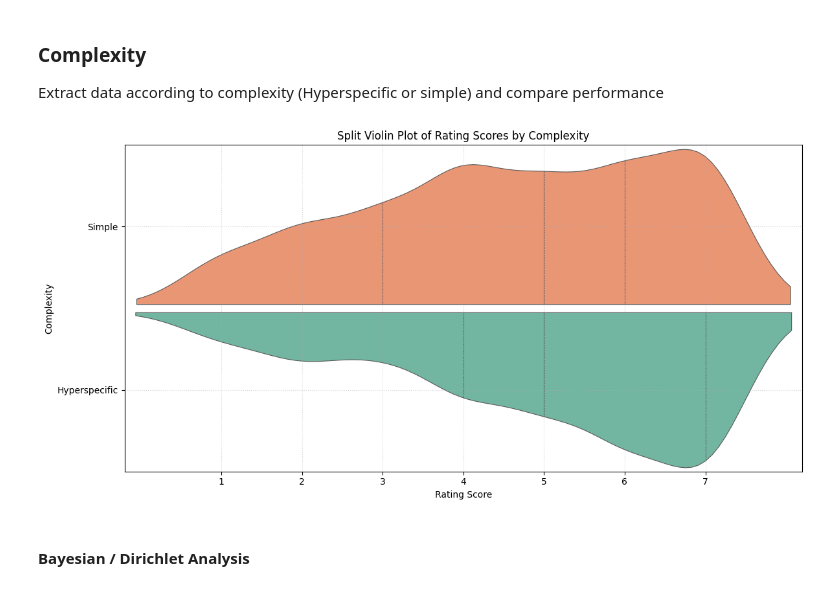
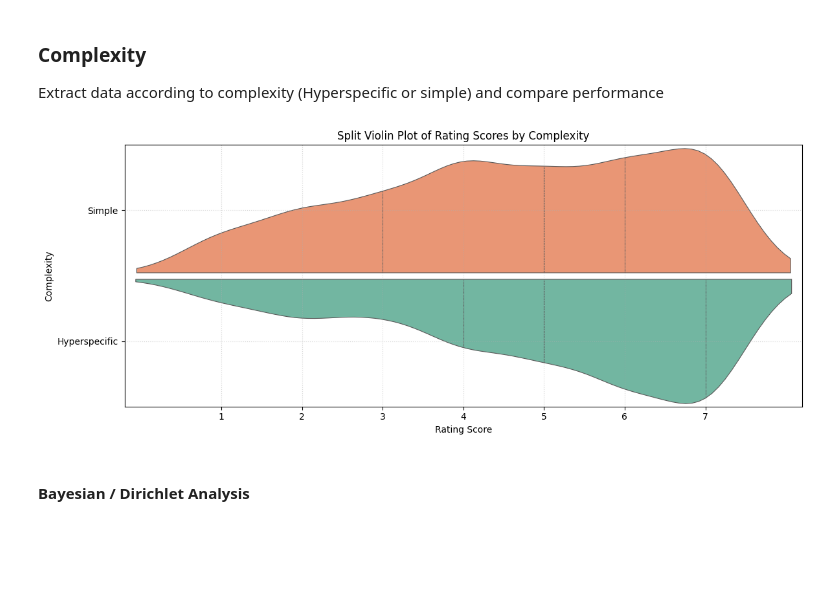
Before and after one commit to aswyatt/DA-Python, a Jupyter notebook: Interview/Data Analysis 1/Human Eval Bard.ipynb, the cells around one changed output. Drawn from its saved outputs; the diff is of its cells as text; code cells hidden in the pictures; blank space fills up the shorter version.

```diff
--- a/Interview/Data Analysis 1/Human Eval Bard.ipynb
+++ b/Interview/Data Analysis 1/Human Eval Bard.ipynb
@@ -486,39 +486,35 @@ NPPS:             18
 
 Extract data according to complexity (Hyperspecific or simple) and compare performance
 # %%
-fig, ax = figure()
+fig, ax = figure(figsize=(12,5))
 category = "Complexity"
 
 sns.violinplot(
     data=df,
     x="Rating Score",
     y=category,
     hue=category,
     split=True,
     inner="quartile",
     density_norm="area",
     orient="h",
     order=sorted(df[category].unique()),
     ax=ax,
     width=0.95,
     linewidth=0.8,         # thinner outline
     palette="Set2"         # softer color palette
     # zorder=2,
 )
-# ylim = ax.get_ylim()
-# ax.plot([middle_score]*2, ylim, "k--", lw=2, zorder=1)
 
 ax.set_xticks(sorted(df["Rating Score"].unique()))
 ax.set_title(f"Split Violin Plot of Rating Scores by {category}")
 ax.grid(ls=":", alpha=.5)
 ax.set_xlim(tuple(df["Rating Score"].agg(["min", "max"]) + LIM*1.2))
 ax.invert_yaxis()
-# ax.set_ylim(ylim)
-# ax.set_ylim(1+LIM*.5)
 plt.tight_layout()
 plt.show()
 # %% [output]
-[figure, old version]
+[figure, new version]
 # %% [markdown]
 #### Bayesian / Dirichlet Analysis
 # %%
```
Also changed, not shown: parts of 15 cells of this notebook.
